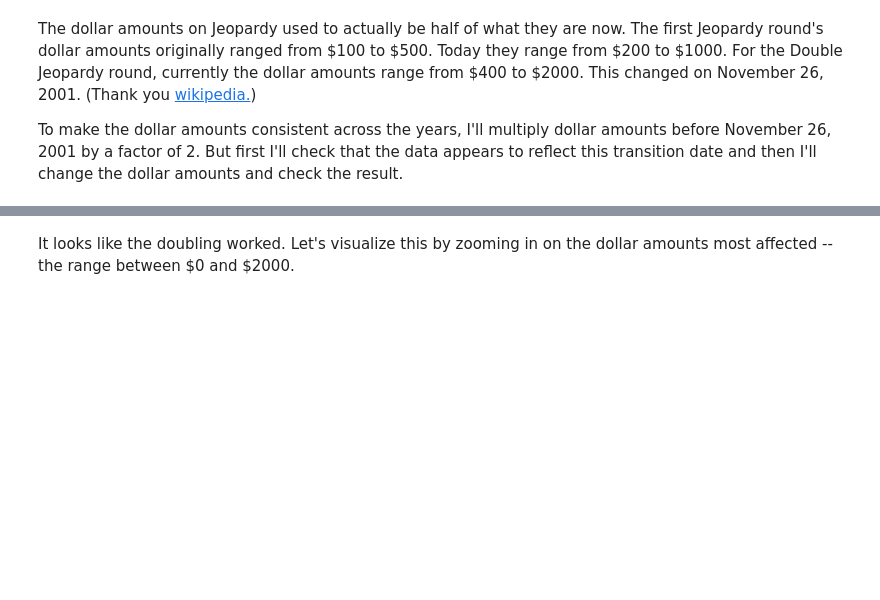
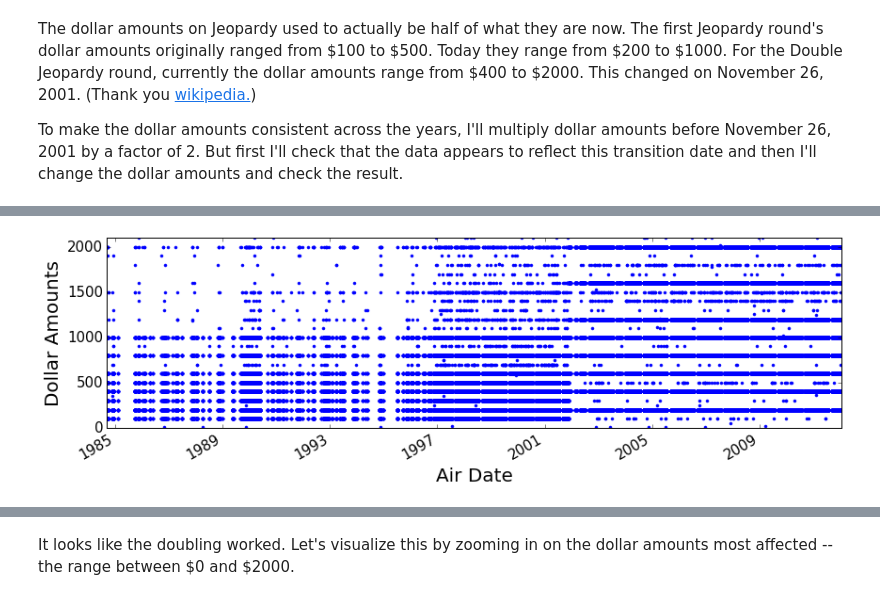
Before and after one commit to aurban8/aurban8_old.github.io, a Jupyter notebook: content/notebooks/jeopardy_1_intro_clean_data.ipynb, the cells around one changed output, grey strips where cells are left out. Cells and saved outputs as stored; diff of their text form; code cells hidden in the pictures; blank space fills up the shorter version.

```diff
--- a/content/notebooks/jeopardy_1_intro_clean_data.ipynb
+++ b/content/notebooks/jeopardy_1_intro_clean_data.ipynb
@@ -296,0 +308,10 @@ df.plot(x='air_date', y='value',  style = '.', legend = False);
+# %%
+ax = df.plot(x='air_date', y='value',  style = '.',
+             legend = False, figsize=(14,4), fontsize = 15)
+ax.set_xlabel("Air Date",fontsize = 20)
+ax.set_ylabel("Dollar Amounts",fontsize = 20)
+ymin = 0.0
+ymax = 2100.0
+ax.set_ylim(ymin,ymax);
+# %% [output]
+[figure, added]
```
Also changed, not shown: parts of 17 cells of this notebook, 35 other files.
